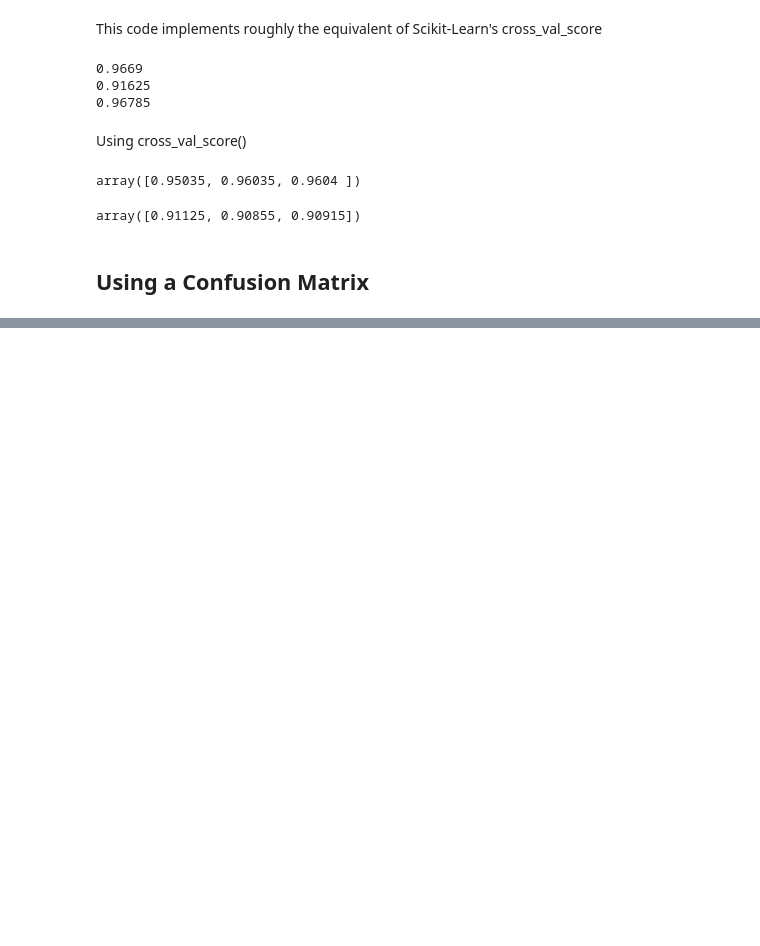
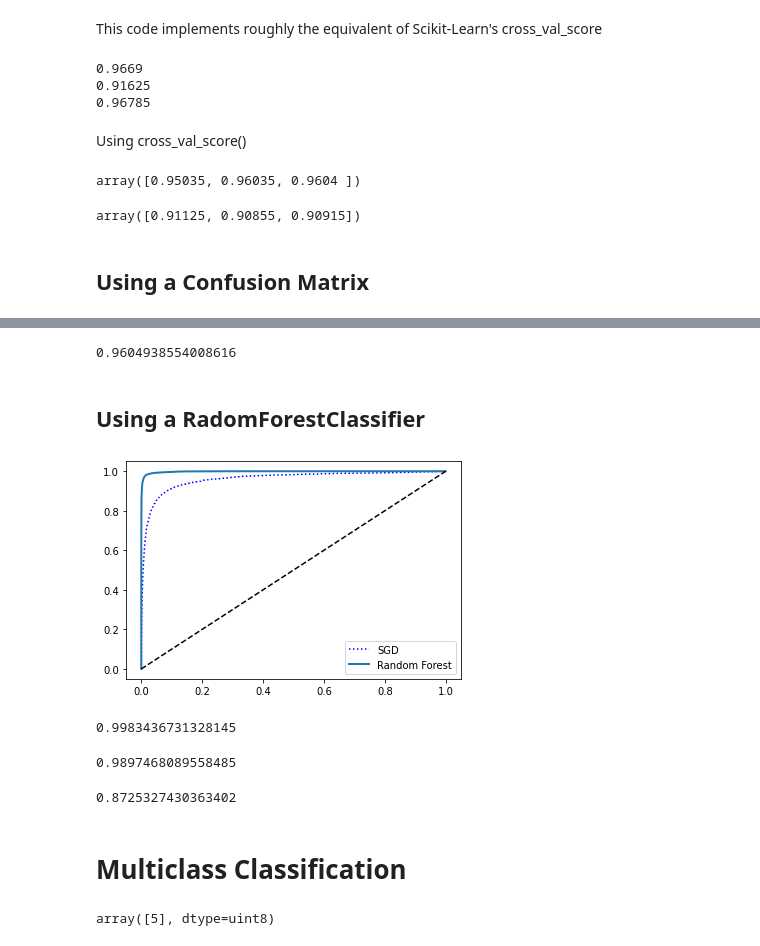
Before and after one commit to sherwinvarkiani/MachineLearning, a Jupyter notebook: Classification.ipynb, the cells around one changed output, grey strips where cells are left out. Cells and saved outputs as stored; diff of their text form; code cells hidden in the pictures; blank space fills up the shorter version.

```diff
--- a/Classification.ipynb
+++ b/Classification.ipynb
@@ -112,0 +221,47 @@ array([0.91125, 0.90855, 0.90915])
+# %%
+# One way to compare the classifiers is to measure the area under the curve (AUC)
+# A perfect classifier will have a ROC AUC of 1 while a purely random classifier will have a ROC AUC of 0.5
+from sklearn.metrics import roc_auc_score
+roc_auc_score(y_train_5, y_scores)
+# %% [output]
+0.9604938554008616
+# %% [markdown]
+## Using a RadomForestClassifier
+# %%
+from sklearn.ensemble import RandomForestClassifier
+
+forest_clf = RandomForestClassifier(random_state=42)
+y_probas_forest = cross_val_predict(forest_clf, X_train, y_train_5, cv=3, method="predict_proba")
+# %%
+y_scores_forest = y_probas_forest[:, 1] # score = proba of positive class
+fpr_forest, tpr_forest, thresholds_forest = roc_curve(y_train_5, y_scores_forest)
+# %%
+plt.plot(fpr, tpr, "b:", label="SGD")
+plot_roc_curve(fpr_forest, tpr_forest, "Random Forest")
+plt.legend(loc="lower right")
+plt.show()
+# %% [output]
+[figure, added]
+# %%
+# the Random Roest Classifier's ROC curve is much better than the SGDClassifier's
+roc_auc_score(y_train_5, y_scores_forest)
+# %% [output]
+0.9983436731328145
+# %%
+y_scores_forest_TF = y_scores_forest >= 0.5
+precision_score(y_train_5, y_scores_forest_TF)
+# %% [output]
+0.9897468089558485
+# %%
+recall_score(y_train_5, y_scores_forest_TF)
+# %% [output]
+0.8725327430363402
+# %% [markdown]
+# Multiclass Classification
+# %%
+from sklearn.svm import SVC
+svm_clf = SVC()
+svm_clf.fit(X_train, y_train)
+svm_clf.predict([some_digit])
+# %% [output]
+array([5], dtype=uint8)
```
Also changed, not shown: parts of 51 cells of this notebook.
